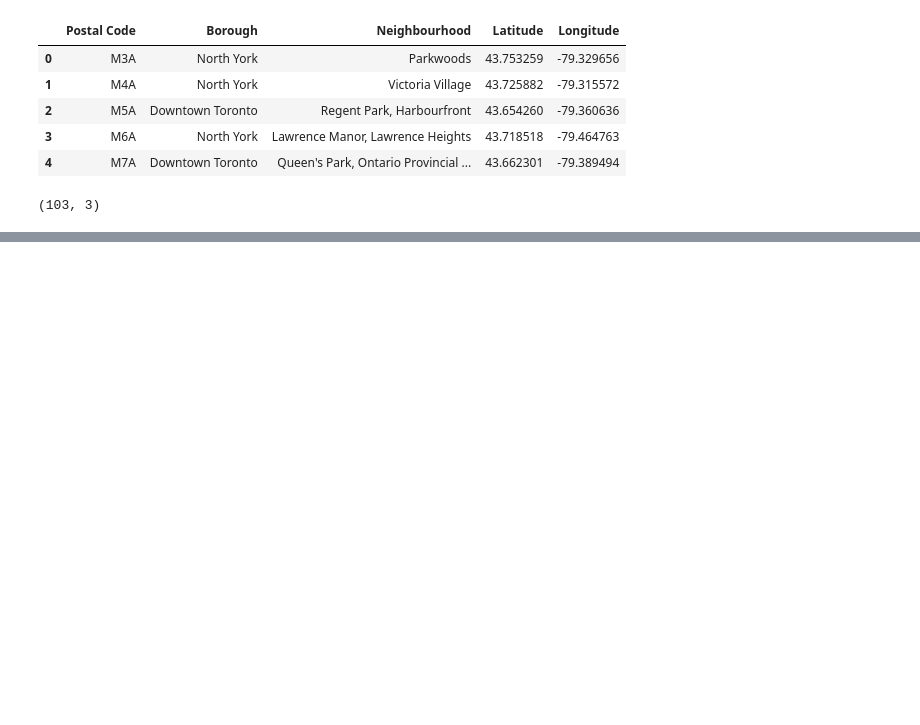
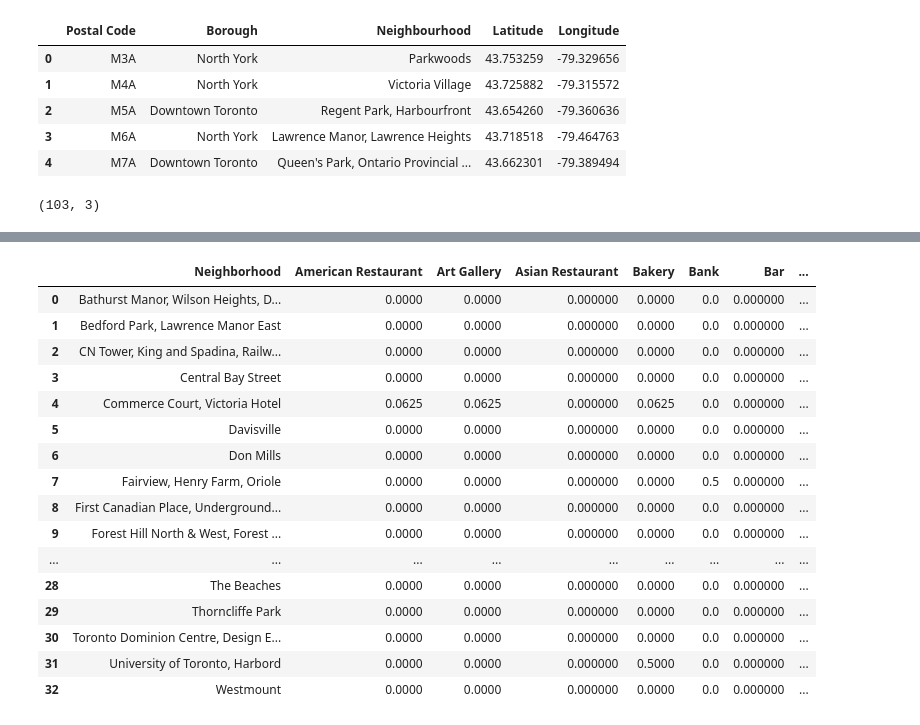
Before and after one commit to ahorvath008/Coursera_Capstone, a Jupyter notebook: Toronto_Neighborhoods.ipynb, the cells around one changed output, grey strips where cells are left out. Drawn from its saved outputs; the diff is of its cells as text; code cells hidden in the pictures; blank space fills up the shorter version.

```diff
--- a/Toronto_Neighborhoods.ipynb
+++ b/Toronto_Neighborhoods.ipynb
@@ -90,0 +115,8 @@ df.shape
+# %%
+address = 'Toronto'
+
+geolocator = Nominatim(user_agent="ny_explorer")
+location = geolocator.geocode(address)
+latitude = location.latitude
+longitude = location.longitude
+print('The geograpical coordinates of Toronto are {}, {}.'.format(latitude, longitude))
@@ -90,0 +145,11 @@ df.shape
+# %%
+#Define Foursquare credentials
+
+CLIENT_ID = 'WD0FC5WVUL3SS404ZVHJEPFGW4L310PRJ51ZHSIGJFB1M4D1' # your Foursquare ID
+CLIENT_SECRET = 'TSOOUBQLXPK5KJQ1GKKOMASD1U35FNO0IW1WRHWYPIN5IOX3' # your Foursquare Secret
+VERSION = '20180605' # Foursquare API version
+LIMIT = 100 # A default Foursquare API limit value
+
+print('Your credentails:')
+print('CLIENT_ID: ' + CLIENT_ID)
+print('CLIENT_SECRET:' + CLIENT_SECRET)
@@ -90,0 +218,5 @@ df.shape
+# %%
+# Now run the function for the dataset
+Toronto_venues = getNearbyVenues(names=df_combined['Neighbourhood'],
+                                  latitudes=df_combined['Latitude'],
+                                  longitudes=df_combined['Longitude'])
@@ -90,0 +275,14 @@ df.shape
+# %%
+# Analyze each neighborhood
+# one hot encoding
+
+toronto_onehot = pd.get_dummies(Toronto_venues[['Venue Category']], prefix="", prefix_sep="")
+
+# add neighborhood column back to dataframe
+toronto_onehot['Neighborhood'] = Toronto_venues['Neighborhood']
+
+# move neighborhood column to the first column
+fixed_columns = [toronto_onehot.columns[-1]] + list(toronto_onehot.columns[:-1])
+toronto_onehot = toronto_onehot[fixed_columns]
+
+toronto_onehot.head()
@@ -90,0 +296,22 @@ df.shape
+# %%
+#Identify the frequency of occurence within each category of establishment
+toronto_grouped = toronto_onehot.groupby('Neighborhood').mean().reset_index()
+toronto_grouped
+# %% [output]
+|  | Neighborhood | American Restaurant | Art Gallery | Asian Restaurant | Bakery | Bank | Bar | ... |
+| 0 | Bathurst Manor, Wilson Heights, D... | 0.0000 | 0.0000 | 0.000000 | 0.0000 | 0.0 | 0.000000 | ... |
+| 1 | Bedford Park, Lawrence Manor East | 0.0000 | 0.0000 | 0.000000 | 0.0000 | 0.0 | 0.000000 | ... |
+| 2 | CN Tower, King and Spadina, Railw... | 0.0000 | 0.0000 | 0.000000 | 0.0000 | 0.0 | 0.000000 | ... |
+| 3 | Central Bay Street | 0.0000 | 0.0000 | 0.000000 | 0.0000 | 0.0 | 0.000000 | ... |
+| 4 | Commerce Court, Victoria Hotel | 0.0625 | 0.0625 | 0.000000 | 0.0625 | 0.0 | 0.000000 | ... |
+| 5 | Davisville | 0.0000 | 0.0000 | 0.000000 | 0.0000 | 0.0 | 0.000000 | ... |
+| 6 | Don Mills | 0.0000 | 0.0000 | 0.000000 | 0.0000 | 0.0 | 0.000000 | ... |
+| 7 | Fairview, Henry Farm, Oriole | 0.0000 | 0.0000 | 0.000000 | 0.0000 | 0.5 | 0.000000 | ... |
+| 8 | First Canadian Place, Underground... | 0.0000 | 0.0000 | 0.000000 | 0.0000 | 0.0 | 0.000000 | ... |
+| 9 | Forest Hill North & West, Forest ... | 0.0000 | 0.0000 | 0.000000 | 0.0000 | 0.0 | 0.000000 | ... |
+| ... | ... | ... | ... | ... | ... | ... | ... | ... |
+| 28 | The Beaches | 0.0000 | 0.0000 | 0.000000 | 0.0000 | 0.0 | 0.000000 | ... |
+| 29 | Thorncliffe Park | 0.0000 | 0.0000 | 0.000000 | 0.0000 | 0.0 | 0.000000 | ... |
+| 30 | Toronto Dominion Centre, Design E... | 0.0000 | 0.0000 | 0.000000 | 0.0000 | 0.0 | 0.000000 | ... |
+| 31 | University of Toronto, Harbord | 0.0000 | 0.0000 | 0.000000 | 0.5000 | 0.0 | 0.000000 | ... |
+| 32 | Westmount | 0.0000 | 0.0000 | 0.000000 | 0.0000 | 0.0 | 0.000000 | ... |
```
Also changed, not shown: parts of 16 cells of this notebook.
